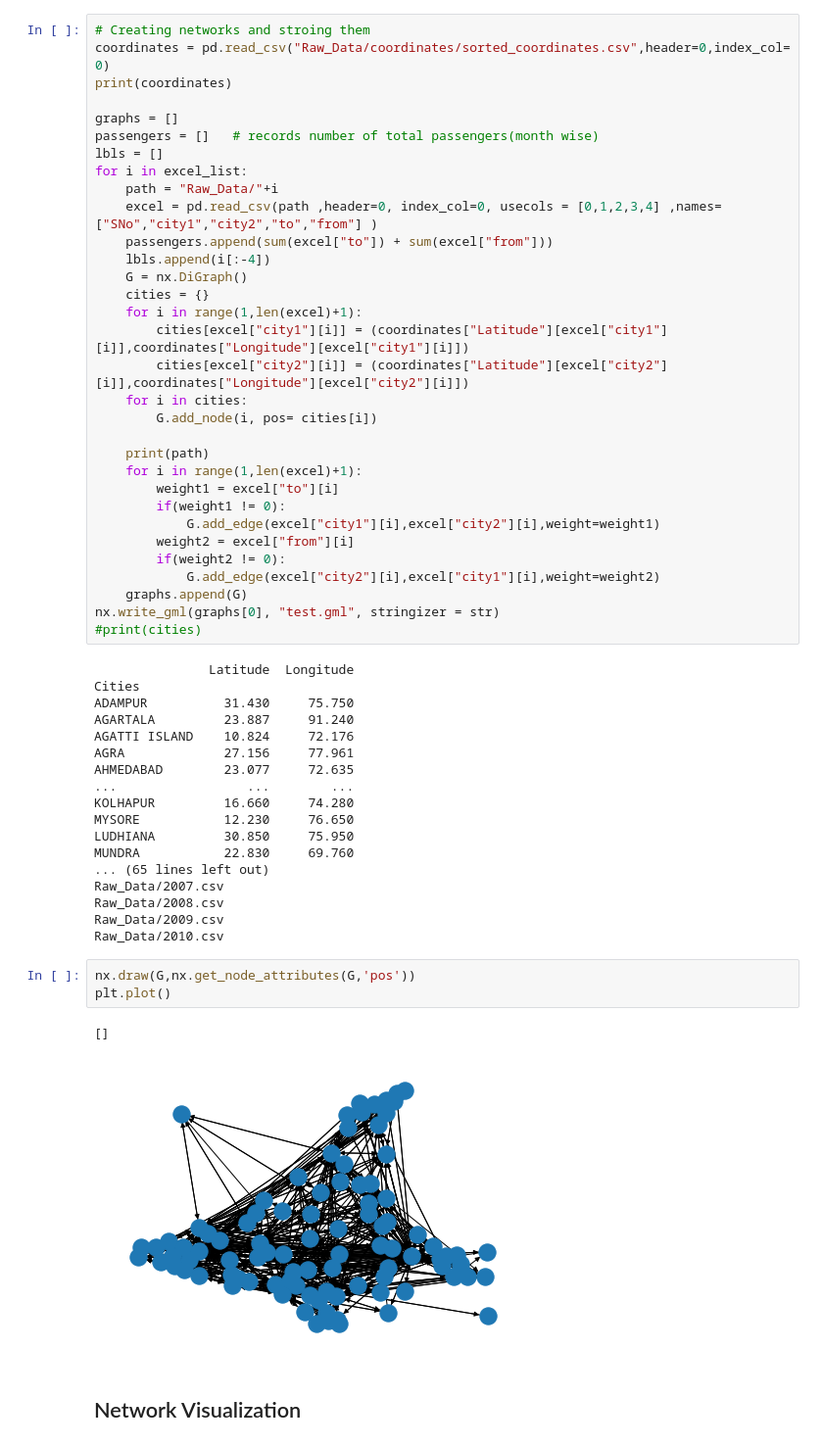
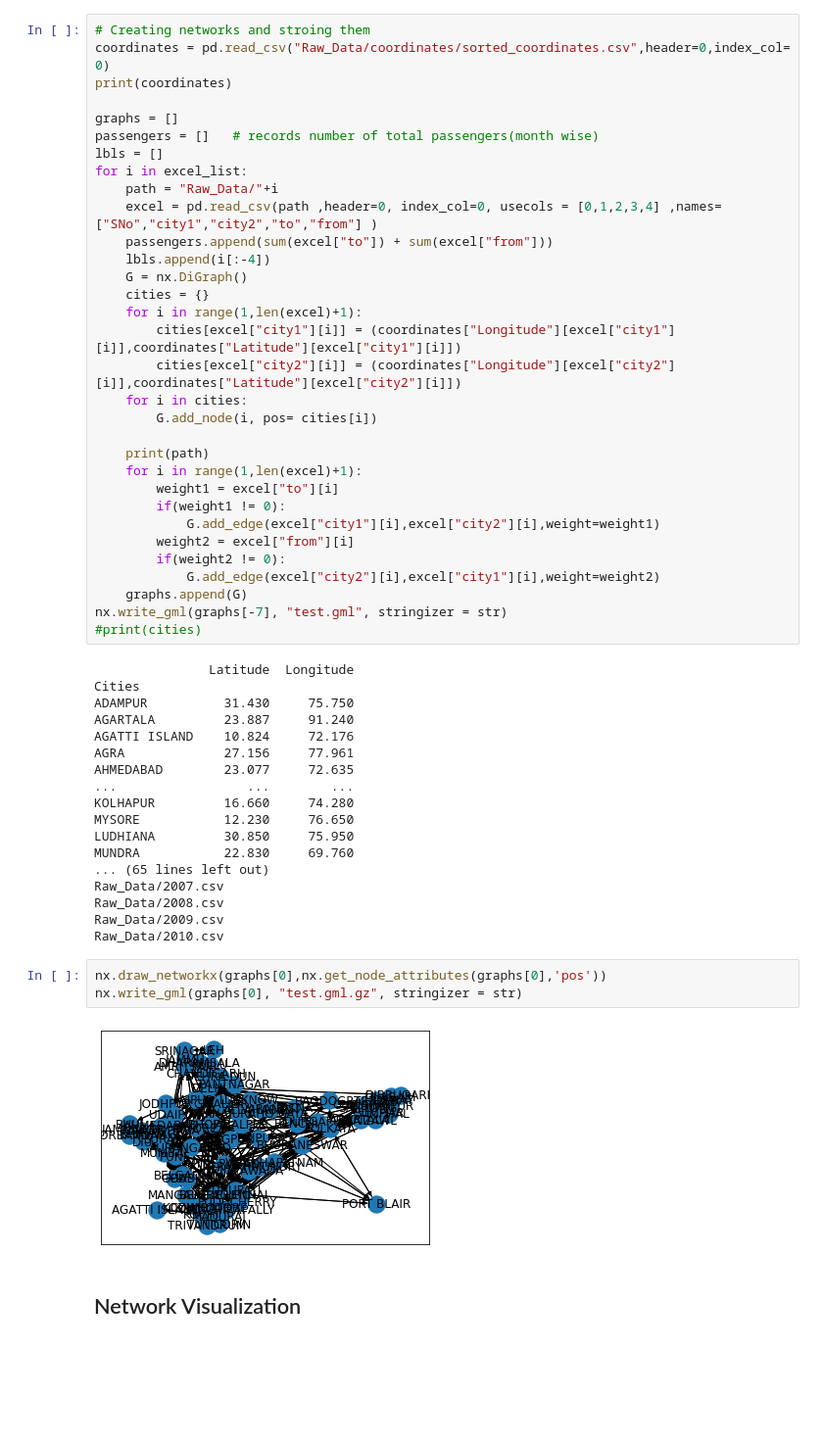
Before and after one commit to mbasil09/Analysis-of-Transport-Network, a Jupyter notebook: Script.ipynb, the cells around one changed output. Shown at 98% size. Saved outputs shown, nothing was run; the diff lists cells and outputs as text; blank space fills up the shorter version.

```diff
--- a/Script.ipynb
+++ b/Script.ipynb
@@ -36,8 +36,8 @@ for i in excel_list:
     G = nx.DiGraph()
     cities = {}
     for i in range(1,len(excel)+1):
-        cities[excel["city1"][i]] = (coordinates["Latitude"][excel["city1"][i]],coordinates["Longitude"][excel["city1"][i]])
-        cities[excel["city2"][i]] = (coordinates["Latitude"][excel["city2"][i]],coordinates["Longitude"][excel["city2"][i]])
+        cities[excel["city1"][i]] = (coordinates["Longitude"][excel["city1"][i]],coordinates["Latitude"][excel["city1"][i]])
+        cities[excel["city2"][i]] = (coordinates["Longitude"][excel["city2"][i]],coordinates["Latitude"][excel["city2"][i]])
     for i in cities:
         G.add_node(i, pos= cities[i])
 
@@ -50,7 +50,7 @@ for i in excel_list:
         if(weight2 != 0):
             G.add_edge(excel["city2"][i],excel["city1"][i],weight=weight2)
     graphs.append(G)
-nx.write_gml(graphs[0], "test.gml", stringizer = str)
+nx.write_gml(graphs[-7], "test.gml", stringizer = str)
 #print(cities)
 # %% [output]
                Latitude  Longitude
@@ -70,12 +70,11 @@ Raw_Data/2007.csv
 Raw_Data/2008.csv
 Raw_Data/2009.csv
 Raw_Data/2010.csv
-# %%
-nx.draw(G,nx.get_node_attributes(G,'pos'))
-plt.plot()
-# %% [output]
-[]
-[figure, removed]
+# %%
+nx.draw_networkx(graphs[0],nx.get_node_attributes(graphs[0],'pos'))
+nx.write_gml(graphs[0], "test.gml.gz", stringizer = str)
+# %% [output]
+[figure, added]
 # %% [markdown]
 ## Network Visualization
 # %%
```
Also changed, not shown: 3 other files.
